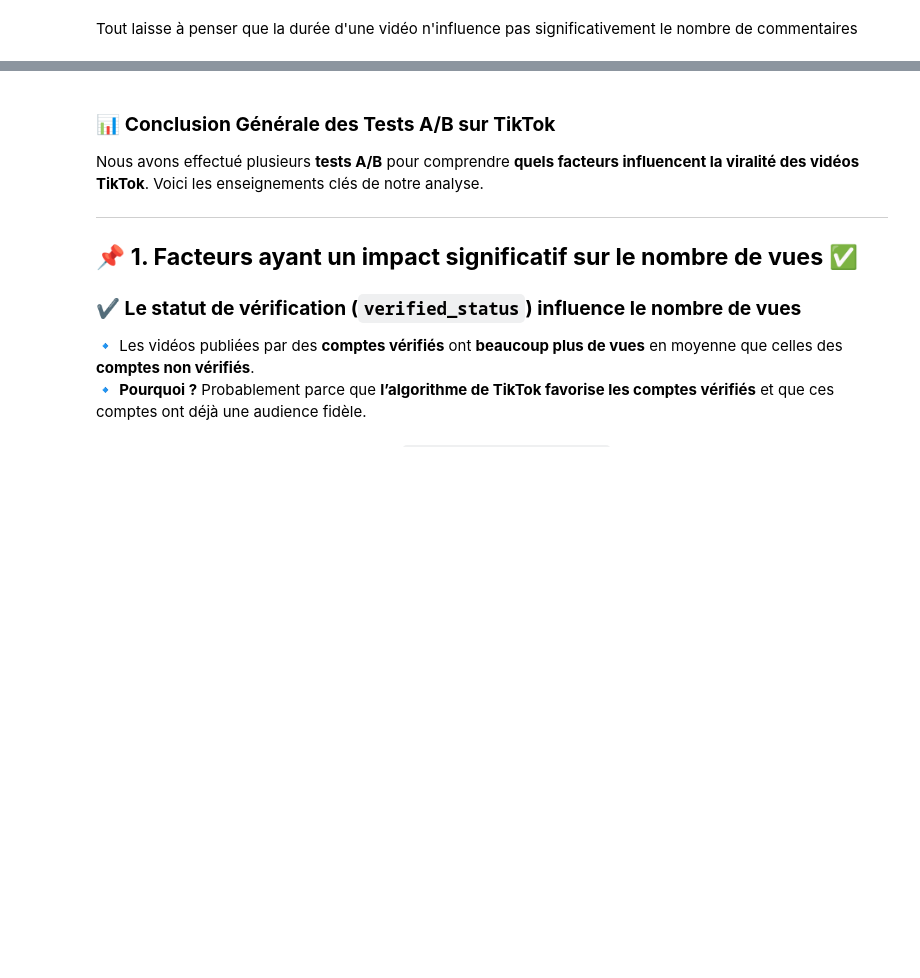
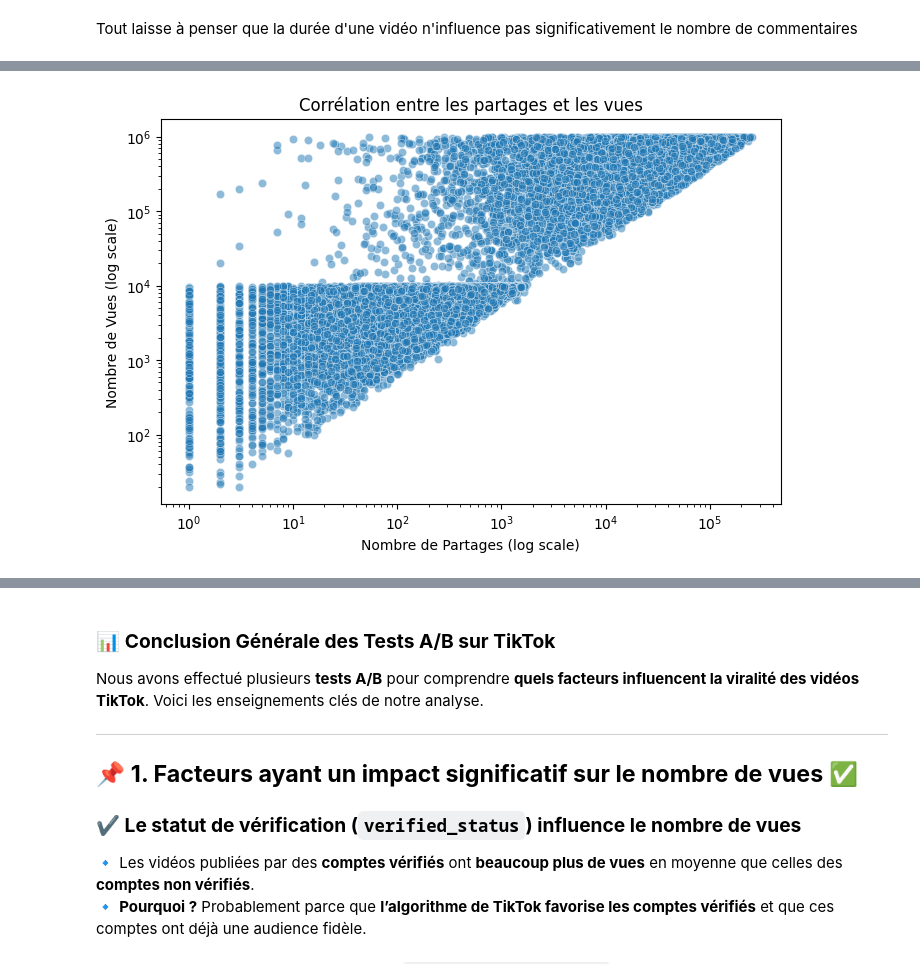
Before and after one commit to Yohannkp/A-B-Testing-Tiktok, a Jupyter notebook: AB Test.ipynb, the cells around one changed output, grey strips where cells are left out. Saved outputs shown, nothing was run; the diff lists cells and outputs as text; code cells hidden in the pictures; blank space fills up the shorter version.

```diff
--- a/AB Test.ipynb
+++ b/AB Test.ipynb
@@ -233,0 +257,11 @@ Tout laisse à penser que la durée d'une vidéo n'influence pas significativeme
+# %%
+plt.figure(figsize=(8,5))
+sns.scatterplot(x=data["video_share_count"], y=data["video_view_count"], alpha=0.5)
+plt.xscale("log")
+plt.yscale("log")
+plt.title("Corrélation entre les partages et les vues")
+plt.xlabel("Nombre de Partages (log scale)")
+plt.ylabel("Nombre de Vues (log scale)")
+plt.show()
+# %% [output]
+[figure, added]
```
Also changed, not shown: parts of 3 cells of this notebook, 1 other file.
